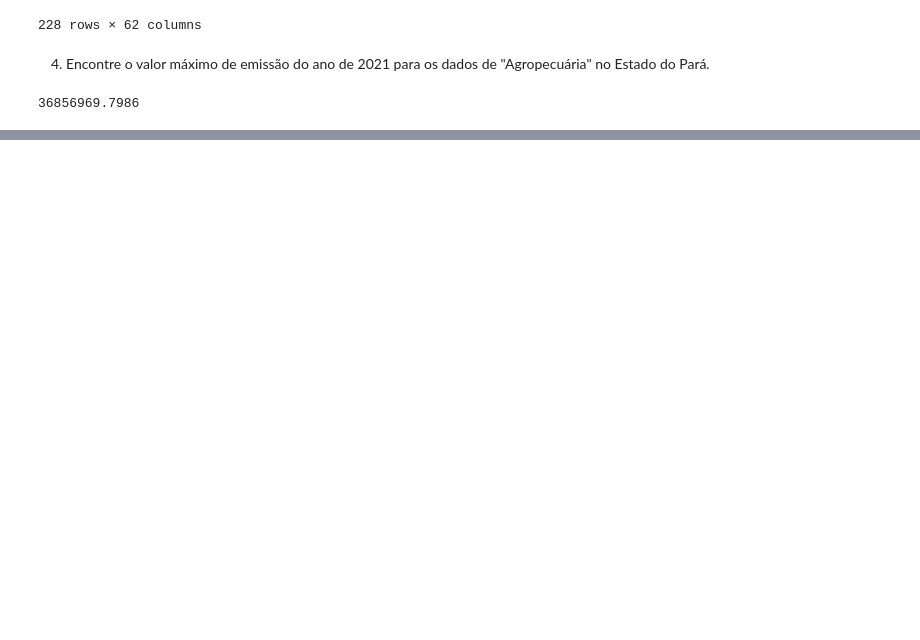
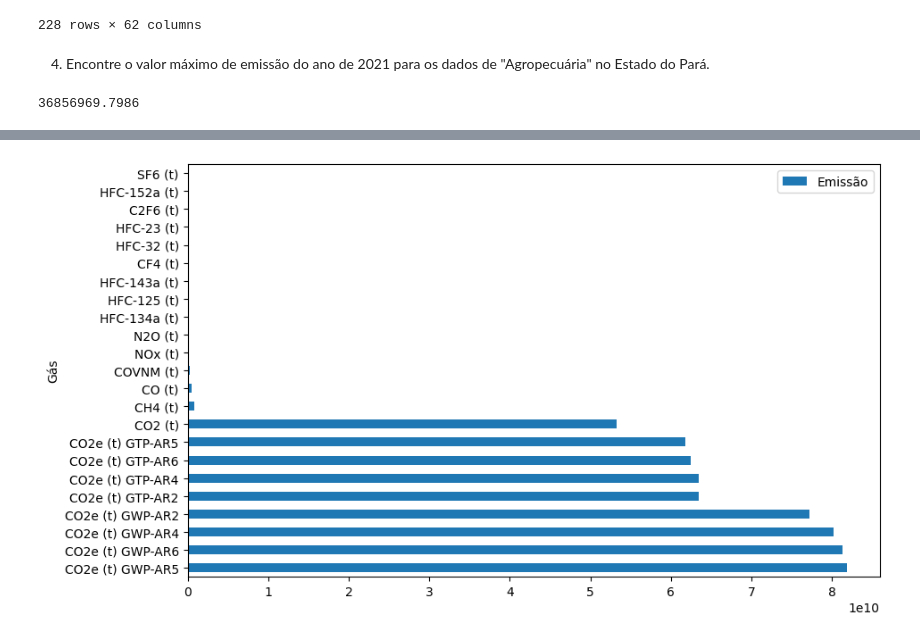
Before and after one commit to felipebocajr/Python-para-dados, a Jupyter notebook: pandas/selecionando e agrupando dados/pandas.ipynb, the cells around one changed output, grey strips where cells are left out. Saved outputs shown, nothing was run; the diff lists cells and outputs as text; code cells hidden in the pictures; blank space fills up the shorter version.

```diff
--- a/pandas/selecionando e agrupando dados/pandas.ipynb
+++ b/pandas/selecionando e agrupando dados/pandas.ipynb
@@ -223,0 +240,4 @@ emissoes_gases.loc[(emissoes_gases['Nível 1 - Setor'] == 'Agropecuária') & (em
+# %%
+#transforma o array em uma lista
+colunas_info = list(emissoes_gases.loc[:,'Nível 1 - Setor':'Produto'].columns)
+colunas_info
@@ -223,0 +255,4 @@ emissoes_gases.loc[(emissoes_gases['Nível 1 - Setor'] == 'Agropecuária') & (em
+# %%
+#armazena em uma variavel as colunas dos anos entre 1970 e 2021
+colunas_emissao = list(emissoes_gases.loc[:,1970:2021].columns)
+colunas_emissao
@@ -223,0 +277,3 @@ emissoes_gases.loc[(emissoes_gases['Nível 1 - Setor'] == 'Agropecuária') & (em
+# %%
+#transforma o dataframe, substituindo colunas por linhas, assim os dados de emissão ficam em apenas uma coluna.
+emissoes_por_ano = emissoes_gases.melt(id_vars= colunas_info, value_vars = colunas_emissao, var_name= 'Ano', value_name= 'Emissão')
@@ -223,0 +338,4 @@ emissoes_gases.loc[(emissoes_gases['Nível 1 - Setor'] == 'Agropecuária') & (em
+# %%
+#retorna a mesma tabela mas agora com as emissões decrescentes
+emissao_por_gas = emissoes_por_ano.groupby('Gás').sum(numeric_only=True).sort_values(by='Emissão', ascending=False)
+emissao_por_gas
@@ -223,0 +361,5 @@ emissoes_gases.loc[(emissoes_gases['Nível 1 - Setor'] == 'Agropecuária') & (em
+# %%
+#exibe um gráfico de barras horizontais com as emissões de cada gás
+emissao_por_gas.plot(kind='barh', figsize=(10,6));
+# %% [output]
+[figure, added]
```
Also changed, not shown: parts of 24 cells of this notebook, 2 other files.
